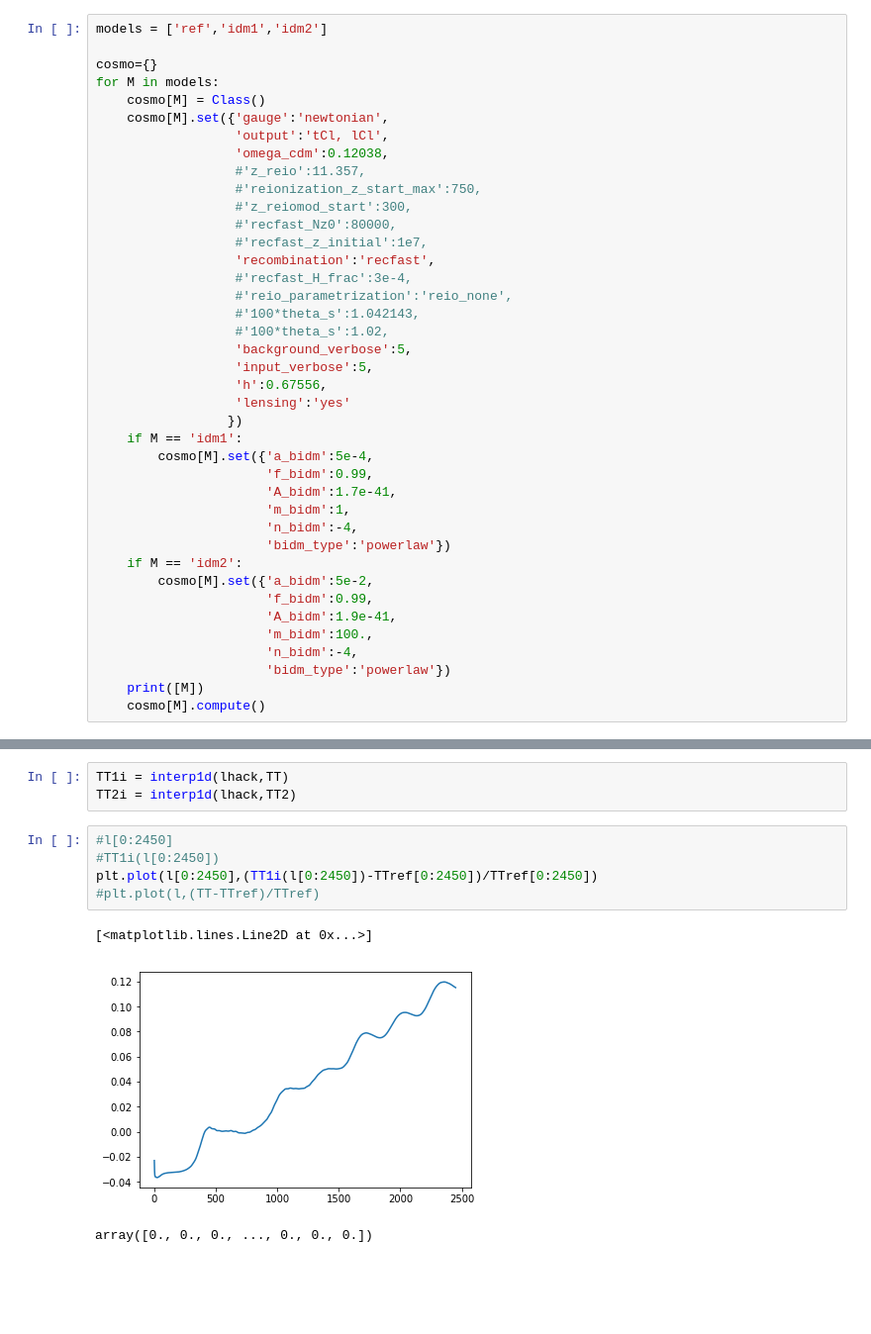
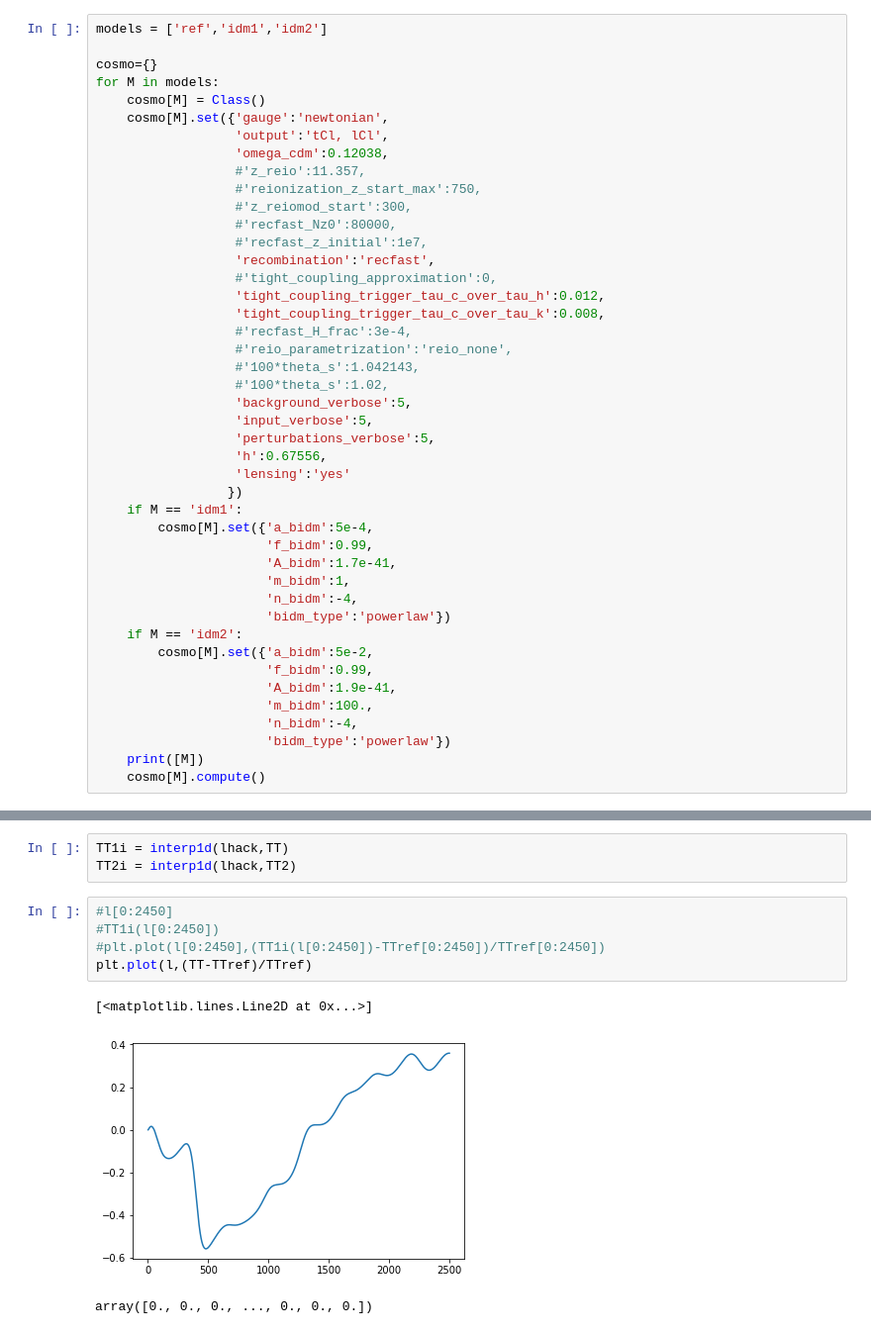
Before and after one commit to MarkMos/class_markmos, a Jupyter notebook: notebooks/Markus_general_test.ipynb, the cells around one changed output, grey strips where cells are left out. Shown at 99% size. Cells and saved outputs as stored; diff of their text form; blank space fills up the shorter version.

```diff
--- a/notebooks/Markus_general_test.ipynb
+++ b/notebooks/Markus_general_test.ipynb
@@ -20,12 +20,16 @@ for M in models:
                   #'recfast_Nz0':80000,
                   #'recfast_z_initial':1e7,
                   'recombination':'recfast',
+                  #'tight_coupling_approximation':0,
+                  'tight_coupling_trigger_tau_c_over_tau_h':0.012,
+                  'tight_coupling_trigger_tau_c_over_tau_k':0.008,
                   #'recfast_H_frac':3e-4,
                   #'reio_parametrization':'reio_none',
                   #'100*theta_s':1.042143,
                   #'100*theta_s':1.02,
                   'background_verbose':5,
                   'input_verbose':5,
+                  'perturbations_verbose':5,
                   'h':0.67556,
                   'lensing':'yes'
                  })
@@ -264,11 +268,11 @@ TT2i = interp1d(lhack,TT2)
 # %%
 #l[0:2450]
 #TT1i(l[0:2450])
-plt.plot(l[0:2450],(TT1i(l[0:2450])-TTref[0:2450])/TTref[0:2450])
-#plt.plot(l,(TT-TTref)/TTref)
+#plt.plot(l[0:2450],(TT1i(l[0:2450])-TTref[0:2450])/TTref[0:2450])
+plt.plot(l,(TT-TTref)/TTref)
 # %% [output]
 [<matplotlib.lines.Line2D at 0x...>]
-[figure, old version]
+[figure, new version]
 # %%
 # %% [output]
 array([0., 0., 0., ..., 0., 0., 0.])
```
Also changed, not shown: parts of 6 cells of this notebook, 7 other files.
